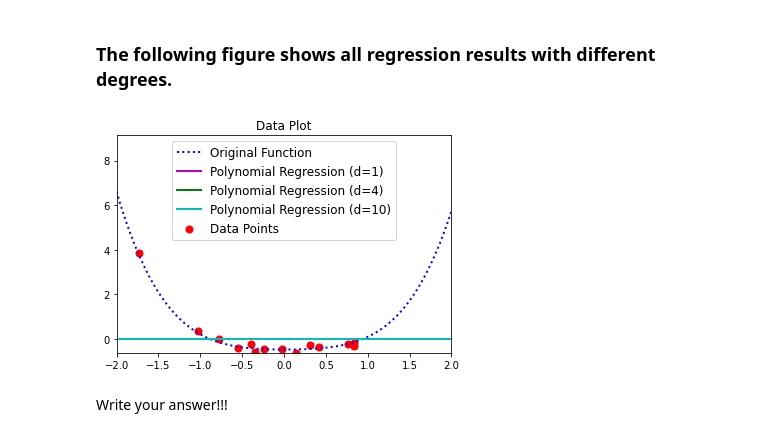
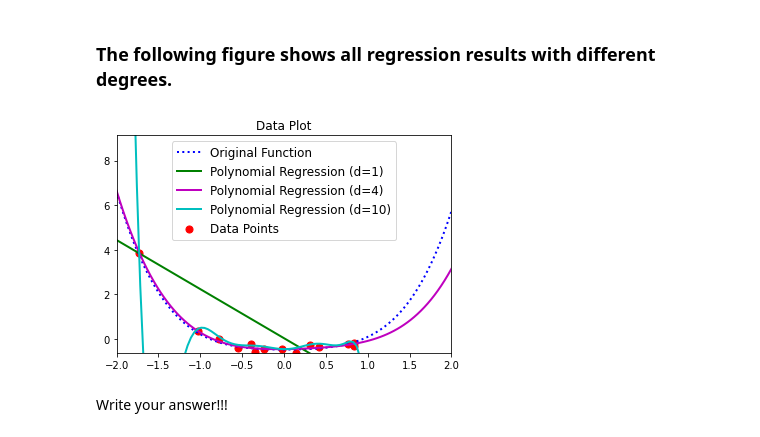
Before and after one commit to GWB21/machine_learning_packages, a Jupyter notebook: midterm_project.ipynb, the cells around one changed output. Cells and saved outputs as stored; diff of their text form; code cells hidden in the pictures.

```diff
--- a/midterm_project.ipynb
+++ b/midterm_project.ipynb
@@ -92,8 +118,11 @@ print(A)
 - The variable 'w_est' is the coefficients of polynomial regression. Now, 'w_est' is initialized as a zero vector. Compute the 'w_est' from 'A' and 'y'
 - The variable 'y_est' is an estimated function value corresponding to the input points 'x_list'. Now, it is a zero list and fill the list by computing the estimated function values. In other words, y_est = $\hat{f}($x_list$)$
 # %%
-w_est = np.zeros((degree+1,1))
-y_est = np.zeros_like(x_list)
+pseudoinverse_A_list = np.matmul(np.linalg.inv(np.matmul(A.T, A)), A.T)
+w_est = np.matmul(pseudoinverse_A_list, y_data)
+y_est = w_est[0]
+for i in range(1, degree+1):
+    y_est = y_est + w_est[i] * (x_list ** i)
 # %% [markdown]
 ### Print results (do not modify the following block)
 # %%
@@ -114,9 +143,11 @@ plt.show()
 > degree1, A1, w_est1, y_est1
 # %%
 degree1 = 1
-A1 = np.zeros((n_data, degree1+1))
-w_est1 = np.zeros((degree1+1,1))
-y_est1 = np.zeros_like(x_list)
+A1 = np.append(list_of_one, x_data, axis = 1)
+pseudoinverse_A1_list = np.matmul(np.linalg.inv(np.matmul(A1.T, A1)), A1.T)
+w_est1 = np.matmul(pseudoinverse_A1_list, y_data)
+
+y_est1 = w_est1[0] + w_est1[1] * x_list
 # %% [markdown]
 ### Print results (do not modify the following block)
 # %%
@@ -136,10 +167,18 @@ plt.show()
 - Use the following variables.
 > degree2, A2, w_est2, y_est2
 # %%
-degree2 = 1
-A2 = np.zeros((n_data, degree2+1))
-w_est2 = np.zeros((degree2+1,1))
-y_est2 = np.zeros_like(x_list)
+degree2 = 10
+A2 = list_of_one
+
+for i in range (1, degree2 + 1):
+    A2 = np.append(A2, x_data**i, axis =1)
+
+pseudoinverse_A2_list = np.matmul(np.linalg.inv(np.matmul(A2.T, A2)), A2.T)
+w_est2 = np.matmul(pseudoinverse_A2_list, y_data)
+
+y_est2 = w_est[0]
+for i in range (1, degree2 + 1):
+    y_est2 = y_est2 + w_est2[i] * (x_list ** i)
 # %% [markdown]
 ### Print results (do not modify the following block)
 # %%
@@ -163,16 +212,16 @@ plt.show()
 ### The following figure shows all regression results with different degrees.
 # %%
 plt.plot(x_list, y_list, 'b:', linewidth=2, label="Original Function")
-plt.plot(x_list, y_est, 'm-', linewidth=2, label="Polynomial Regression (d={})".format(1))
-plt.plot(x_list, y_est1, 'g-', linewidth=2, label="Polynomial Regression (d={})".format(4))
-plt.plot(x_list, y_est2, 'c-', linewidth=2, label="Polynomial Regression (d={})".format(10))
+plt.plot(x_list, y_est1, 'g-', linewidth=2, label="Polynomial Regression (d={})".format(degree1))
+plt.plot(x_list, y_est, 'm-', linewidth=2, label="Polynomial Regression (d={})".format(degree))
+plt.plot(x_list, y_est2, 'c-', linewidth=2, label="Polynomial Regression (d={})".format(degree2))
 plt.scatter(x_data, y_data, s=50, c='r', label="Data Points")
 plt.xlim([np.min(x_list),np.max(x_list)])
 plt.ylim([np.min(y_data),np.max(y_data)])
 plt.legend(prop={'size': 12})
 plt.title("Data Plot")
 plt.show()
 # %% [output]
-[figure, old version]
+[figure, new version]
 # %% [markdown]
 Write your answer!!!
```
Also changed, not shown: parts of 6 cells of this notebook, 1 other file.
